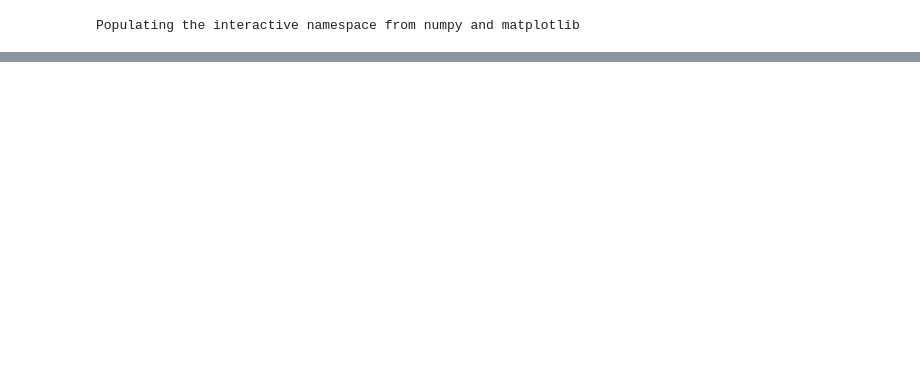
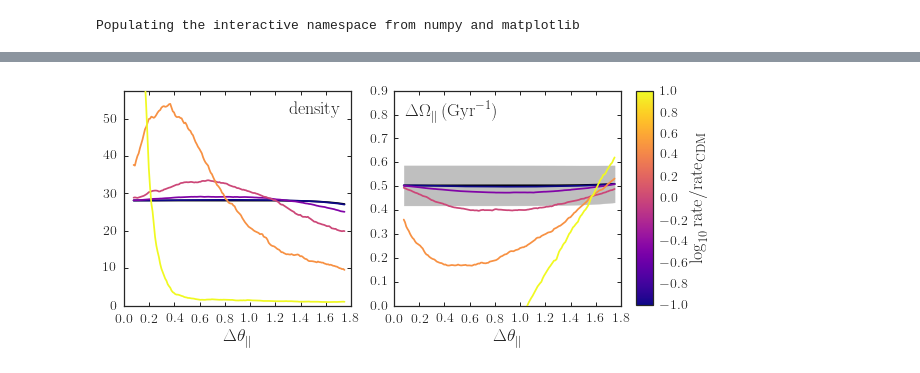
Before and after one commit to jobovy/streamgap-pepper, a Jupyter notebook: meanStreamPathDiffs.ipynb, the cells around one changed output, grey strips where cells are left out. Cells and saved outputs as stored; diff of their text form; code cells hidden in the pictures; blank space fills up the shorter version.

```diff
--- a/meanStreamPathDiffs.ipynb
+++ b/meanStreamPathDiffs.ipynb
@@ -179,0 +206,48 @@ set_ranges_and_labels_dens()
+# %%
+basefilename_pal5= os.path.join(os.getenv('DATADIR'),'streamgap-pepper','pal5_multtime')
+# %%
+bovy_plot.bovy_print(axes_labelsize=18.,xtick_labelsize=14.,ytick_labelsize=14.)
+cmap= cm.plasma
+if save_figures:
+    figsize(18/2.,4.25)
+else:
+    figsize(16/2.,4)
+subplot(1,2,1)
+plot_mean(os.path.join(basefilename_pal5,'pal5_t64sampling_X10_cdmp1_6-9_dens.dat'),
+          fill=False,smooth=True,
+          color=color_from_colormap(-1.,cmap,-1.,1.))
+plot_mean(os.path.join(basefilename_pal5,'pal5_t64sampling_X10_cdmp33_6-9_dens.dat'),
+          fill=False,
+          color=color_from_colormap(numpy.log10(0.333333333),cmap,-1.,1.))
+plot_mean(os.path.join(basefilename_pal5,'pal5_t64sampling_X10_6-9_dens.dat'),
+          fill=False,
+          color=color_from_colormap(0,cmap,-1.,1.))
+plot_mean(os.path.join(basefilename_pal5,'pal5_t64sampling_X10_cdm3_6-9_dens.dat'),
+          fill=False,
+          color=color_from_colormap(numpy.log10(3.),cmap,-1.,1.))
+plot_mean(os.path.join(basefilename_pal5,'pal5_t64sampling_X10_cdm10_6-9_dens.dat'),
+          fill=False,
+          color=color_from_colormap(1.,cmap,-1.,1.))
+subplot(1,2,2)
+plot_mean(os.path.join(basefilename_pal5,'pal5_t64sampling_X10_cdmp1_6-9_omega.dat'),
+          fill=False,smooth=True,
+          color=color_from_colormap(-1.,cmap,-1.,1.))
+plot_mean(os.path.join(basefilename_pal5,'pal5_t64sampling_X10_cdmp33_6-9_omega.dat'),
+          fill=False,
+          color=color_from_colormap(numpy.log10(0.333333333),cmap,-1.,1.))
+plot_mean(os.path.join(basefilename_pal5,'pal5_t64sampling_X10_6-9_omega.dat'),
+          fill=False,
+          color=color_from_colormap(0,cmap,-1.,1.))
+plot_mean(os.path.join(basefilename_pal5,'pal5_t64sampling_X10_cdm3_6-9_omega.dat'),
+          fill=False,
+          color=color_from_colormap(numpy.log10(3.),cmap,-1.,1.))
+plot_mean(os.path.join(basefilename_pal5,'pal5_t64sampling_X10_cdm10_6-9_omega.dat'),
+          fill=False,
+          color=color_from_colormap(1.,cmap,-1.,1.))
+set_ranges_and_labels(extended=True,pal5=True)
+if not save_figures: tight_layout()
+add_colorbar(-1.,1.,r'$\log_{10} \mathrm{rate}/\mathrm{rate}_{\mathrm{CDM}}$',save_figures=save_figures)
+if save_figures:
+    bovy_plot.bovy_end_print(os.path.join(os.getenv('PAPERSDIR'),'2016-stream-stats','pal5_mean_multcdm.pdf'))
+# %% [output]
+[figure, added]
```
Also changed, not shown: parts of 11 cells of this notebook.
